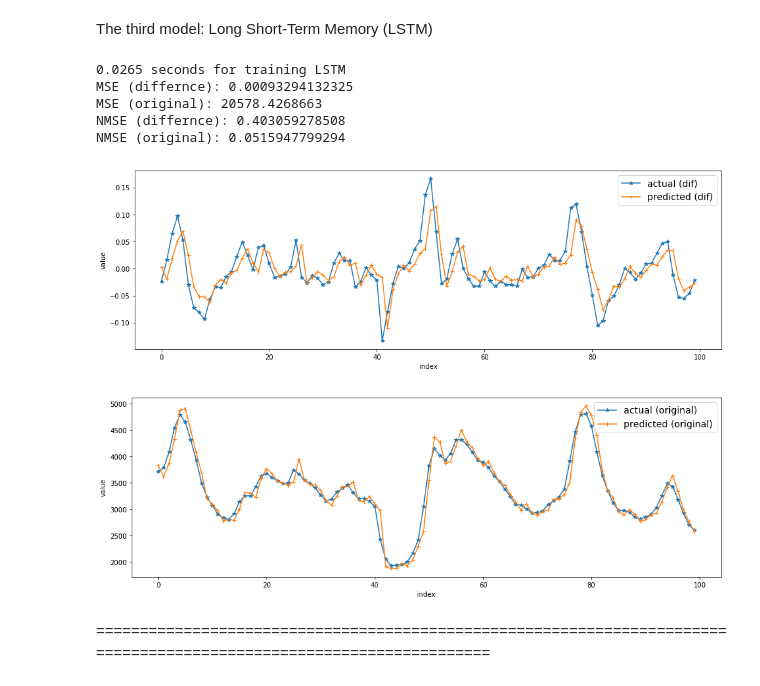
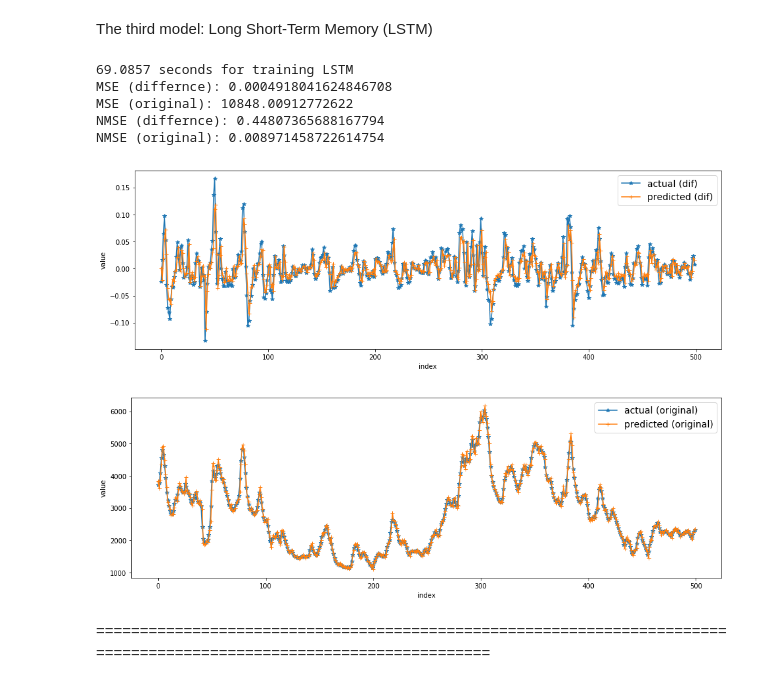
Before and after one commit to Tabrizian/ece1508, a Jupyter notebook: HW9/DataAnalytics_Lab.ipynb, the cells around one changed output. Cells and saved outputs as stored; diff of their text form; code cells hidden in the pictures.

```diff
--- a/HW9/DataAnalytics_Lab.ipynb
+++ b/HW9/DataAnalytics_Lab.ipynb
@@ -155,8 +155,8 @@ data['LABEL'] = data['DIFF']
 # Create train and test dataset
 
 split_index = 3000
-train_num = 700
-test_num = 100
+train_num = 1500
+test_num = 500
 
 features = ['FEATURE_'+str(i) for i in range(1, feature_dimension+1)]
 label = 'LABEL'
@@ -250,11 +250,11 @@ The second Model: Support Vector Regressor (SVR)
 # Train the model
 t1 = time.time()
 
-reg = SVR(kernel='sigmoid', epsilon=0.05)
+reg = SVR(kernel='rbf', epsilon=0.05)
 reg.fit(train_x, train_y)
 
 t2 = time.time()
-t = (t2-t1)/1000
+t = (t2-t1)
 print('{0:0.4f}'.format(t) + ' seconds for training SVR')
 
 # Predict test samples
@@ -301,7 +301,7 @@ test_lstm_x = test_x.values.reshape(test_x.shape[0], 1, test_x.shape[1])
 # Train the model
 t1 = time.time()
 
-neurons = 600
+neurons = 900
 batch_size = train_num
 epochs = 200
 
@@ -310,41 +310,41 @@ reg_lstm.add(LSTM(neurons, input_shape=(train_lstm_x.shape[1], train_lstm_x.shap
 reg_lstm.add(Dense(1))
 reg_lstm.compile(loss='mean_squared_error', optimizer='adam')
 reg_lstm.fit(train_lstm_x, train_y, epochs=epochs, batch_size=batch_size, shuffle=False,
              verbose=0, validation_data=(test_lstm_x, test_y))
 
 t2 = time.time()
-t = (t2-t1)/1000
+t = (t2-t1)
 print('{0:0.4f}'.format(t) + ' seconds for training LSTM')
 
 # Predict test samples
 prd_lstm = reg_lstm.predict(test_lstm_x, batch_size=batch_size)
 
 # Reconstruct the time-series from residuals
 rec_lstm = reconstruct(scaler, test_pre, prd_lstm)
 
 # Evaluate the model (calculate the test error MSE)
 mse_dif_lstm = mean_squared_error(test_y, prd_lstm)
 mse_orig_lstm = mean_squared_error(test_orig, rec_lstm)
 print('MSE (differnce): ' + str(mse_dif_lstm))
 print('MSE (original): ' + str(mse_orig_lstm))
 
 # Evaluate the model (calculate the test error NMSE)
 nmse_dif_lstm = mse_dif_lstm/np.var(test_y)
 nmse_orig_lstm = mse_orig_lstm/np.var(test_orig)
 print('NMSE (differnce): ' + str(nmse_dif_lstm))
 print('NMSE (original): ' + str(nmse_orig_lstm))
 
 # Plot the results
 plot_series([test_y, prd_lstm], ['actual (dif)', 'predicted (dif)'])
 plot_series([test_orig, rec_lstm], ['actual (original)', 'predicted (original)'])
 # %% [output]
-0.0265 seconds for training LSTM
-MSE (differnce): 0.00093294132325
-MSE (original): 20578.4268663
-NMSE (differnce): 0.403059278508
-NMSE (original): 0.0515947799294
+69.0857 seconds for training LSTM
+MSE (differnce): 0.0004918041624846708
+MSE (original): 10848.00912772622
+NMSE (differnce): 0.44807365688167794
+NMSE (original): 0.008971458722614754
-[figure, old version]
+[figure, new version]
-[figure, old version]
+[figure, new version]
 # %% [markdown]
   =====================================================================================================================
 # %% [markdown]
```
Also changed, not shown: parts of 6 cells of this notebook.
